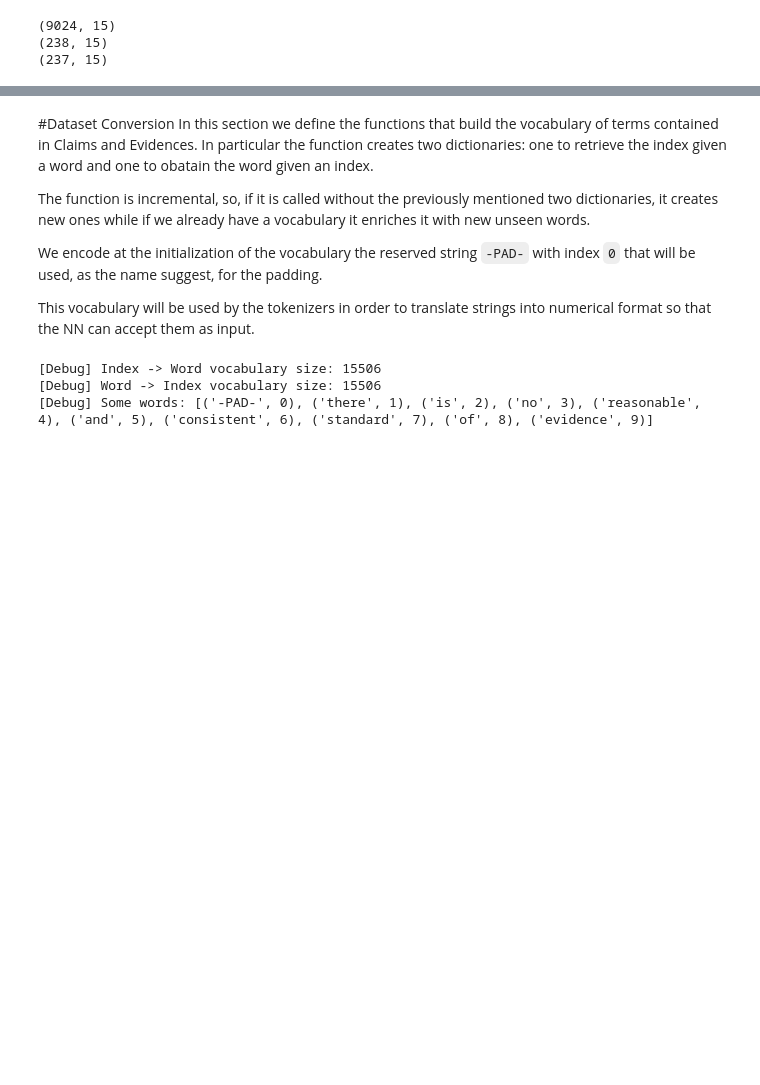
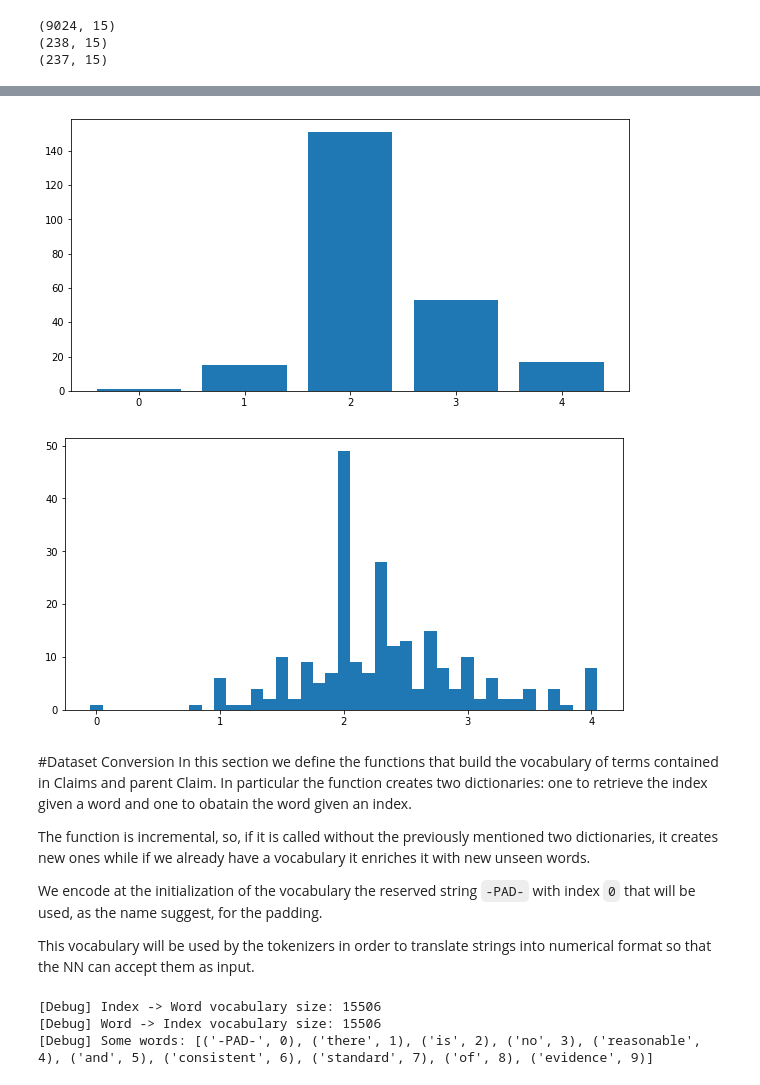
Before and after one commit to FedeSpu/argumentative-debates, a Jupyter notebook: argumentative-debates.ipynb, the cells around one changed output, grey strips where cells are left out. Drawn from its saved outputs; the diff is of its cells as text; code cells hidden in the pictures; blank space fills up the shorter version.

```diff
--- a/argumentative-debates.ipynb
+++ b/argumentative-debates.ipynb
@@ -414,6 +434,11 @@ print(test.shape)
+# %%
+show_histogram_mean_votes(test)
+# %% [output]
+[figure, added]
+[figure, added]
 # %% [markdown]
 #Dataset Conversion
-In this section we define the functions that build the vocabulary of terms contained in Claims and Evidences. In particular the function creates two dictionaries: one to retrieve the index given a word and one to obatain the word given an index.
+In this section we define the functions that build the vocabulary of terms contained in Claims and parent Claim. In particular the function creates two dictionaries: one to retrieve the index given a word and one to obatain the word given an index.
 
 The function is incremental, so, if it is called without the previously mentioned two dictionaries, it creates new ones while if we already have a vocabulary it enriches it with new unseen words.
 
```
Also changed, not shown: parts of 41 cells of this notebook.
